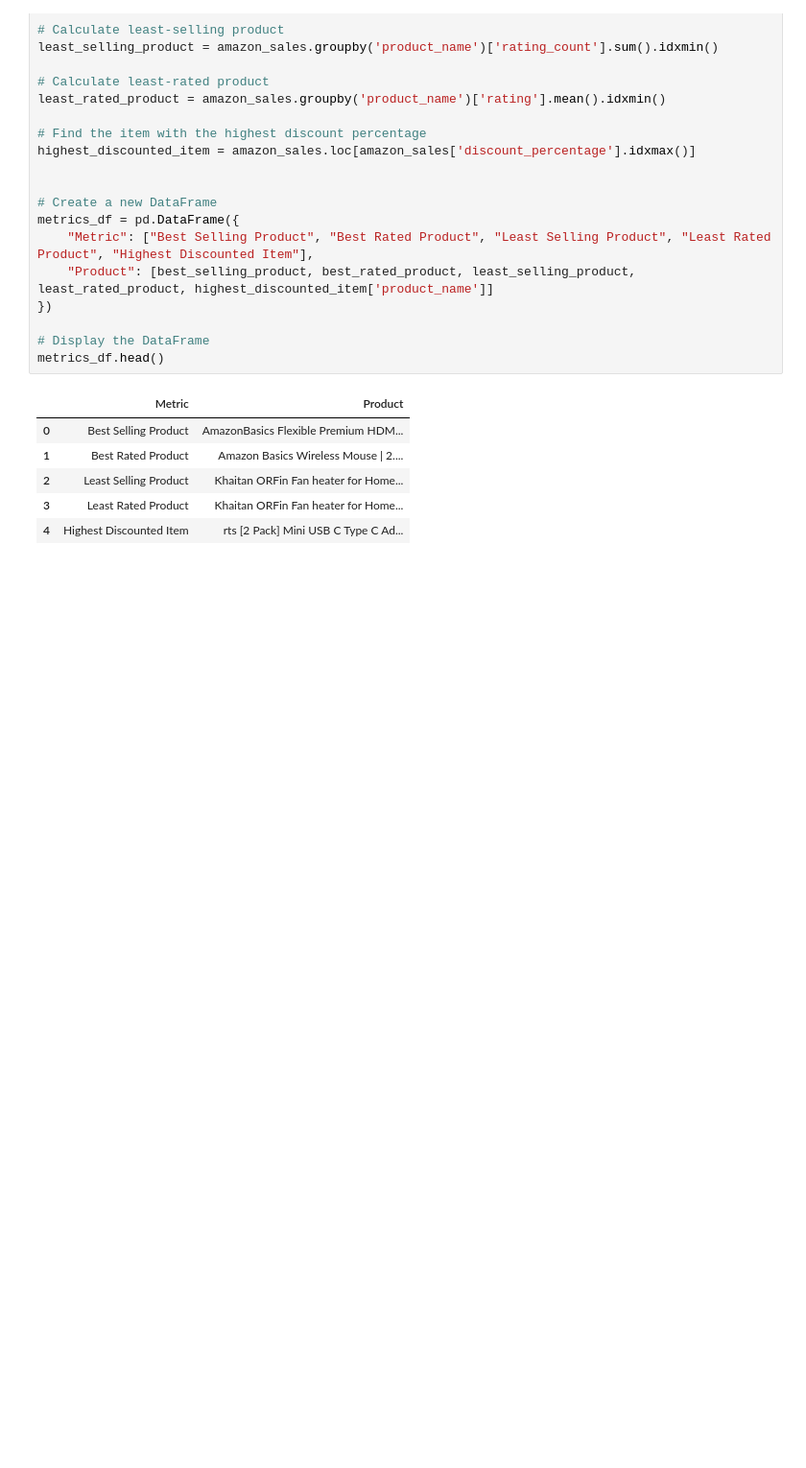
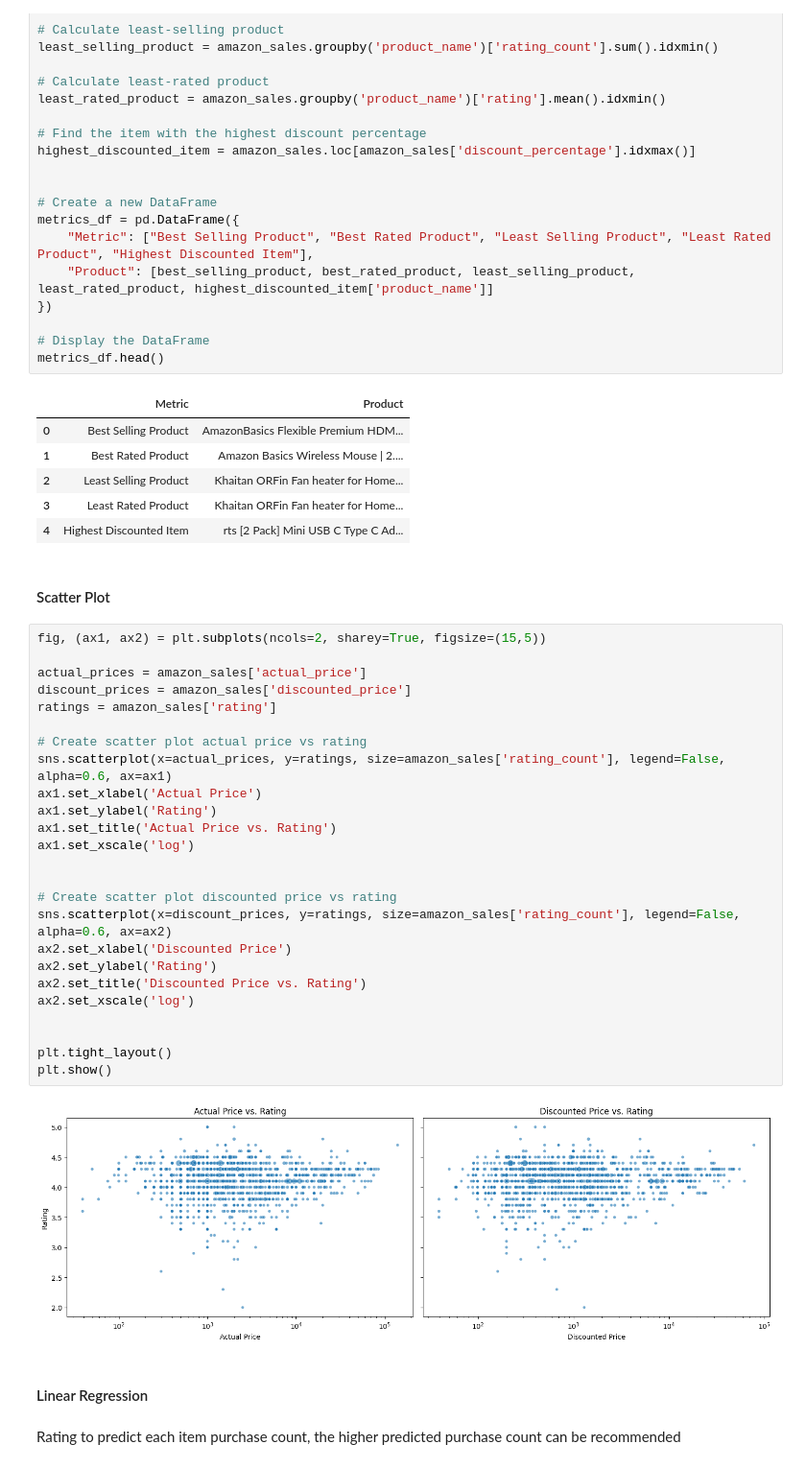
Before and after one commit to krittika2101/SC1015--Amazon-Sales-Recommendation-System, a Jupyter notebook: Amazon_Sales_Recommendation_System.ipynb, the cells around one changed output. Shown: that part at 96% size. Drawn from its saved outputs; the diff is of its cells as text; blank space fills up the shorter version.

```diff
--- a/Amazon_Sales_Recommendation_System.ipynb
+++ b/Amazon_Sales_Recommendation_System.ipynb
@@ -496,3 +532,36 @@ metrics_df.head()
 | 2 | Least Selling Product | Khaitan ORFin Fan heater for Home... |
 | 3 | Least Rated Product | Khaitan ORFin Fan heater for Home... |
 | 4 | Highest Discounted Item | rts [2 Pack] Mini USB C Type C Ad... |
+# %% [markdown]
+#### Scatter Plot
+# %%
+fig, (ax1, ax2) = plt.subplots(ncols=2, sharey=True, figsize=(15,5))
+
+actual_prices = amazon_sales['actual_price']
+discount_prices = amazon_sales['discounted_price']
+ratings = amazon_sales['rating']
+
+# Create scatter plot actual price vs rating
+sns.scatterplot(x=actual_prices, y=ratings, size=amazon_sales['rating_count'], legend=False, alpha=0.6, ax=ax1)
+ax1.set_xlabel('Actual Price')
+ax1.set_ylabel('Rating')
+ax1.set_title('Actual Price vs. Rating')
+ax1.set_xscale('log')
+
+
+# Create scatter plot discounted price vs rating
+sns.scatterplot(x=discount_prices, y=ratings, size=amazon_sales['rating_count'], legend=False, alpha=0.6, ax=ax2)
+ax2.set_xlabel('Discounted Price')
+ax2.set_ylabel('Rating')
+ax2.set_title('Discounted Price vs. Rating')
+ax2.set_xscale('log')
+
+
+plt.tight_layout()
+plt.show()
+# %% [output]
+[figure, added]
+# %% [markdown]
+#### Linear Regression
+# %% [markdown]
+Rating to predict each item purchase count, the higher predicted purchase count can be recommended
```
Also changed, not shown: parts of 16 cells of this notebook.
